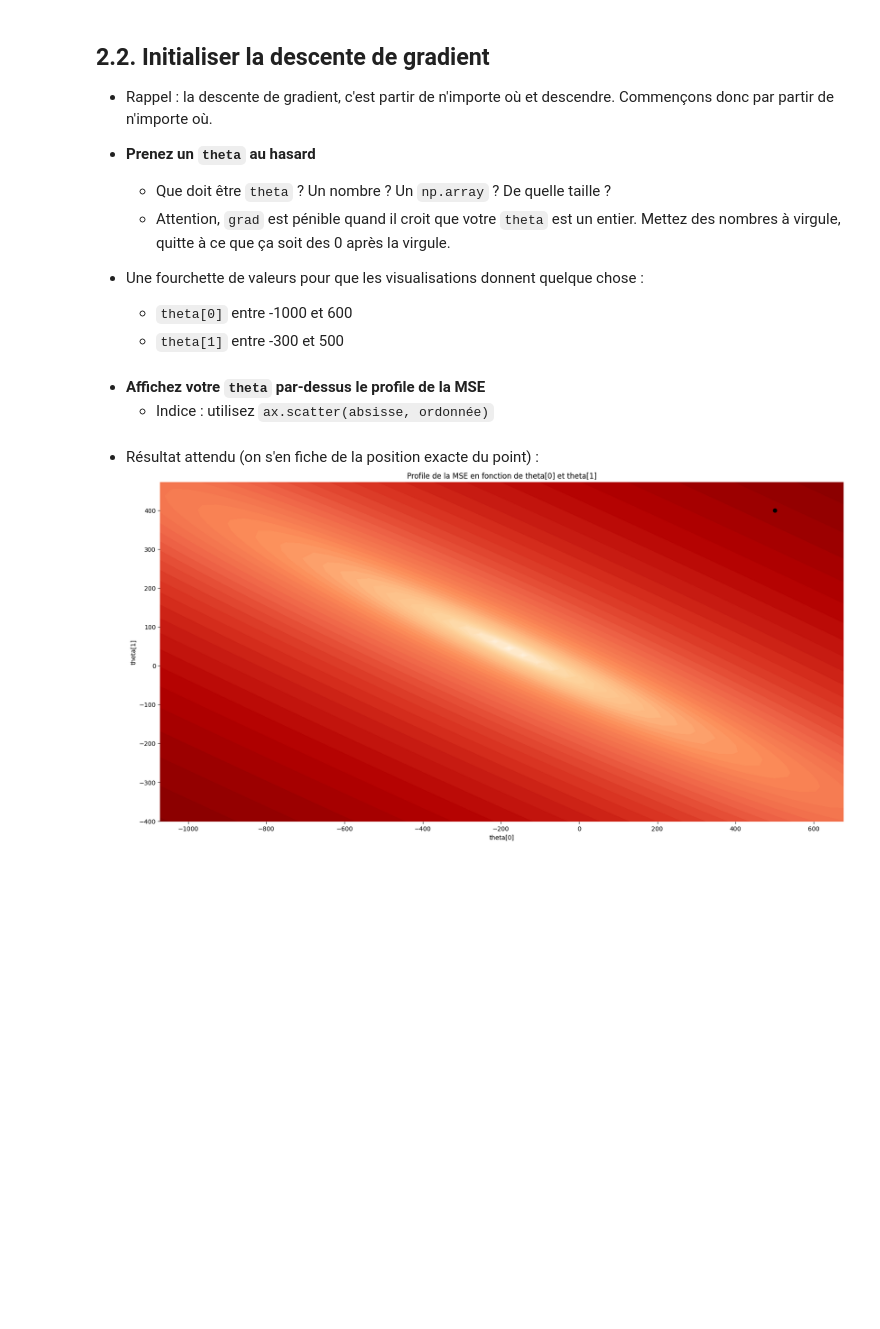
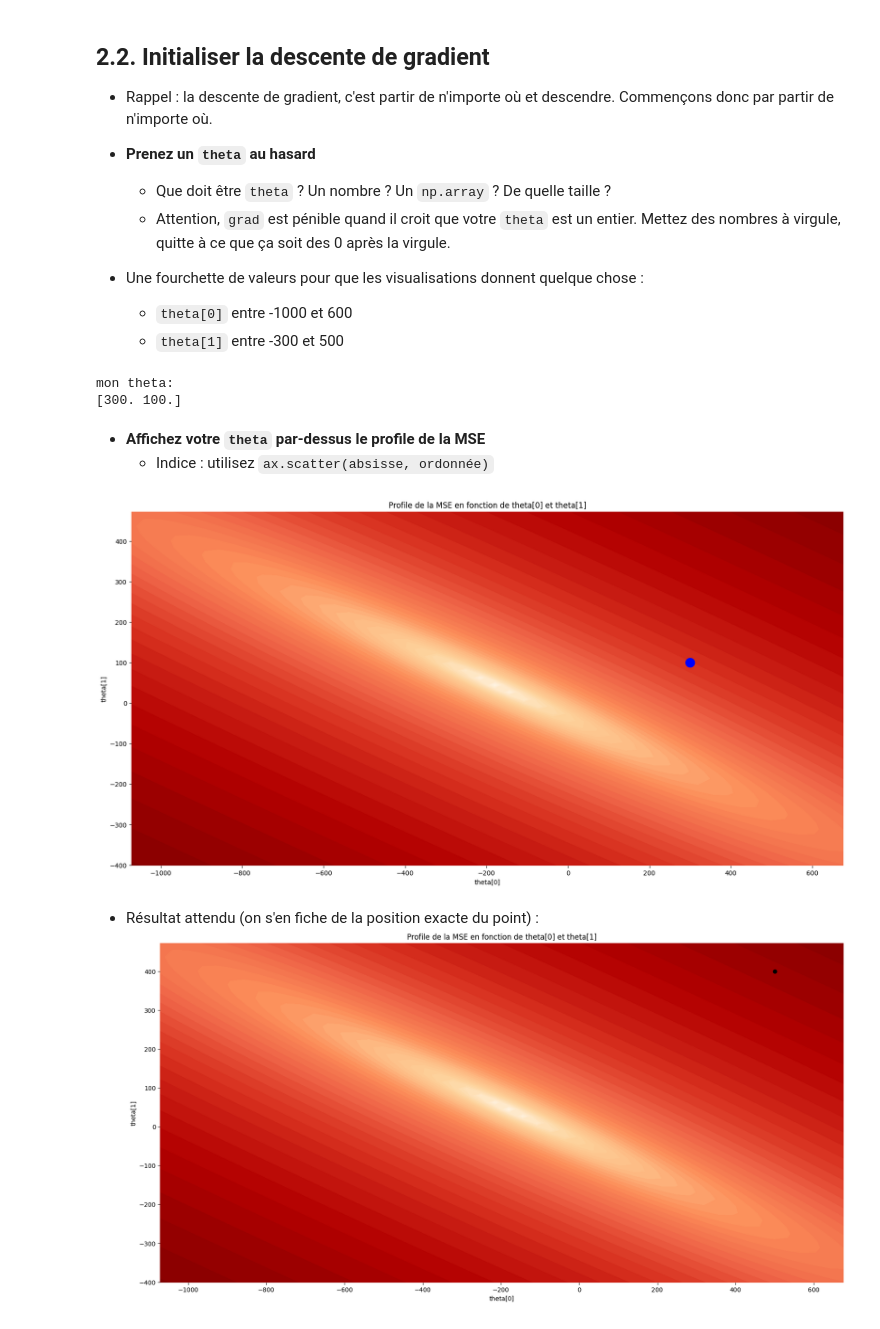
Before and after one commit to aizakaria/Gradient_descent_project, a Jupyter notebook: Descente de gradient-sujet.ipynb, the cells around one changed output. Saved outputs shown, nothing was run; the diff lists cells and outputs as text; code cells hidden in the pictures; blank space fills up the shorter version.

```diff
--- a/Descente de gradient-sujet.ipynb
+++ b/Descente de gradient-sujet.ipynb
@@ -177,20 +189,25 @@ print('Tout bon !')
     * `theta[0]` entre -1000 et 600
     * `theta[1]` entre -300 et 500
 # %%
-theta = ...
+theta = np.array([300.0, 100.0])
 print('mon theta:')
 print(theta)
+# %% [output]
+mon theta:
+[300. 100.]
 # %% [markdown]
 * **Affichez votre `theta` par-dessus le profile de la MSE**
     * Indice : utilisez `ax.scatter(absisse, ordonnée)`
 # %%
 
 fig, ax = plt.subplots(figsize=(20,10))
 plot_mse_profile(ax, get_mse)  # on plot le profile de la MSE
 ### YOUR CODE HERE ###
-...
+ax.scatter(theta[0], theta[1], marker='o', c='blue', s=200)
 ######
 plt.show()
+# %% [output]
+[figure, added]
 # %% [markdown]
 * Résultat attendu (on s'en fiche de la position exacte du point) :
 ![image.png](attachment:000d5521-5d45-462f-bb0a-903f4dd60683.png)
```
Also changed, not shown: parts of 24 cells of this notebook.
